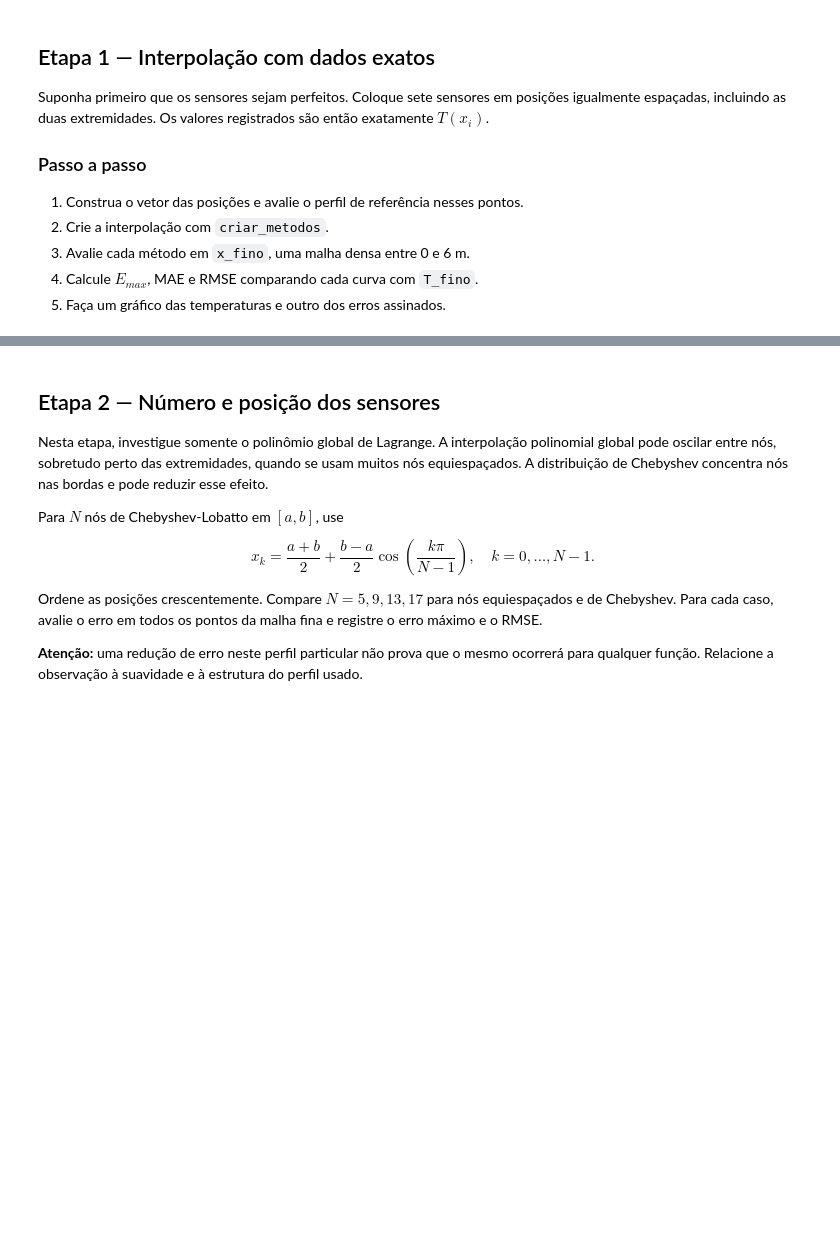
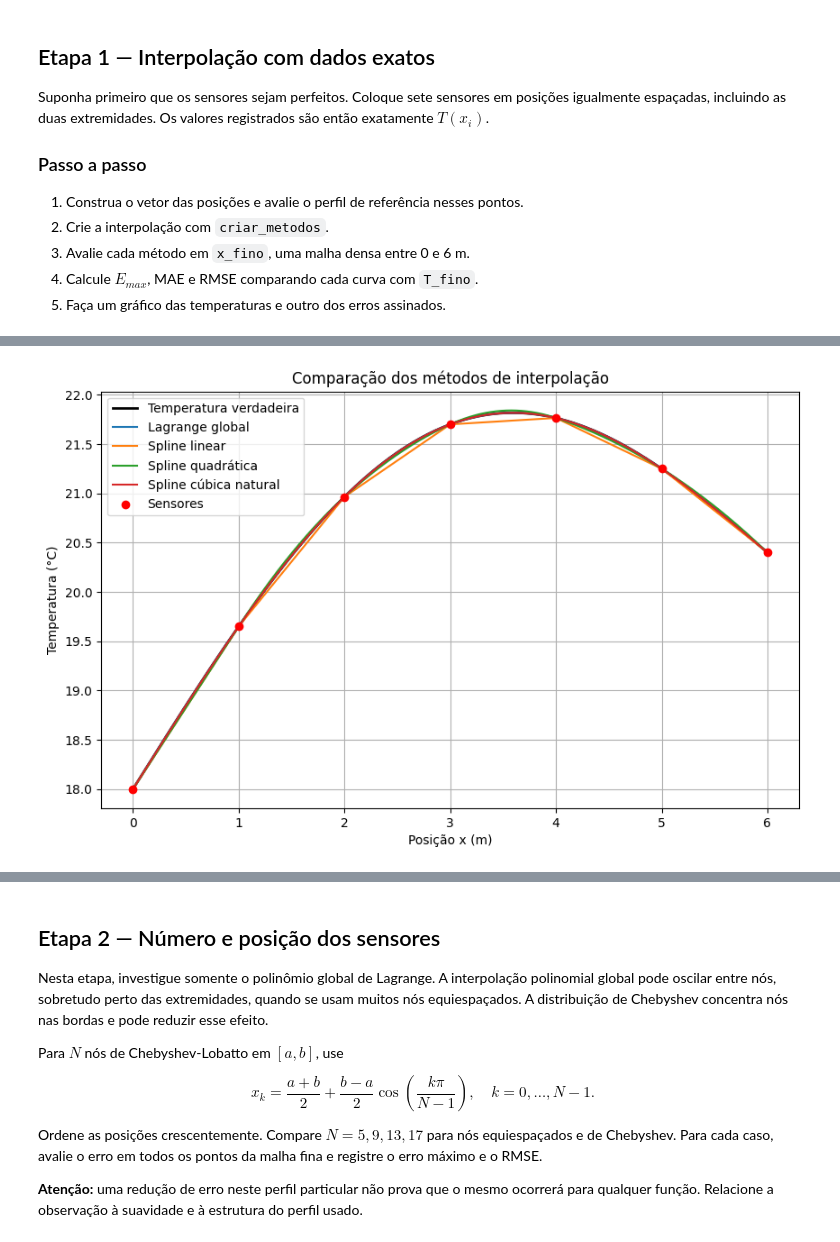
Before and after one commit to oguilherme-barreto/Calculo_Numerico, a Jupyter notebook: Tarefa_Interpolacao_Erros.ipynb, the cells around one changed output, grey strips where cells are left out. Cells and saved outputs as stored; diff of their text form; code cells hidden in the pictures; blank space fills up the shorter version.

```diff
--- a/Tarefa_Interpolacao_Erros.ipynb
+++ b/Tarefa_Interpolacao_Erros.ipynb
@@ -303,0 +313,36 @@ metodos_7 = criar_metodos(x_nos_7, y_nos_7)
+# %%
+# TODO: gráfico dos erros assinados método a método.
+
+plt.figure(figsize=(10, 6))
+
+plt.plot(
+    x_fino, T_fino,
+    label="Temperatura verdadeira",
+    color="black",
+    linewidth=2
+)
+
+for nome, metodo in metodos_7.items():
+    plt.plot(
+        x_fino,
+        metodo(x_fino),
+        label=nome
+    )
+
+plt.scatter(
+    x_nos_7,
+    y_nos_7,
+    color="red",
+    label="Sensores",
+    zorder=5
+)
+
+plt.xlabel("Posição x (m)")
+plt.ylabel("Temperatura (°C)")
+plt.title("Comparação dos métodos de interpolação")
+plt.legend()
+plt.grid()
+plt.show()
+# Dica: erro = metodo(x_fino) - T_fino
+# %% [output]
+[figure, added]
```
Also changed, not shown: parts of 9 cells of this notebook.
